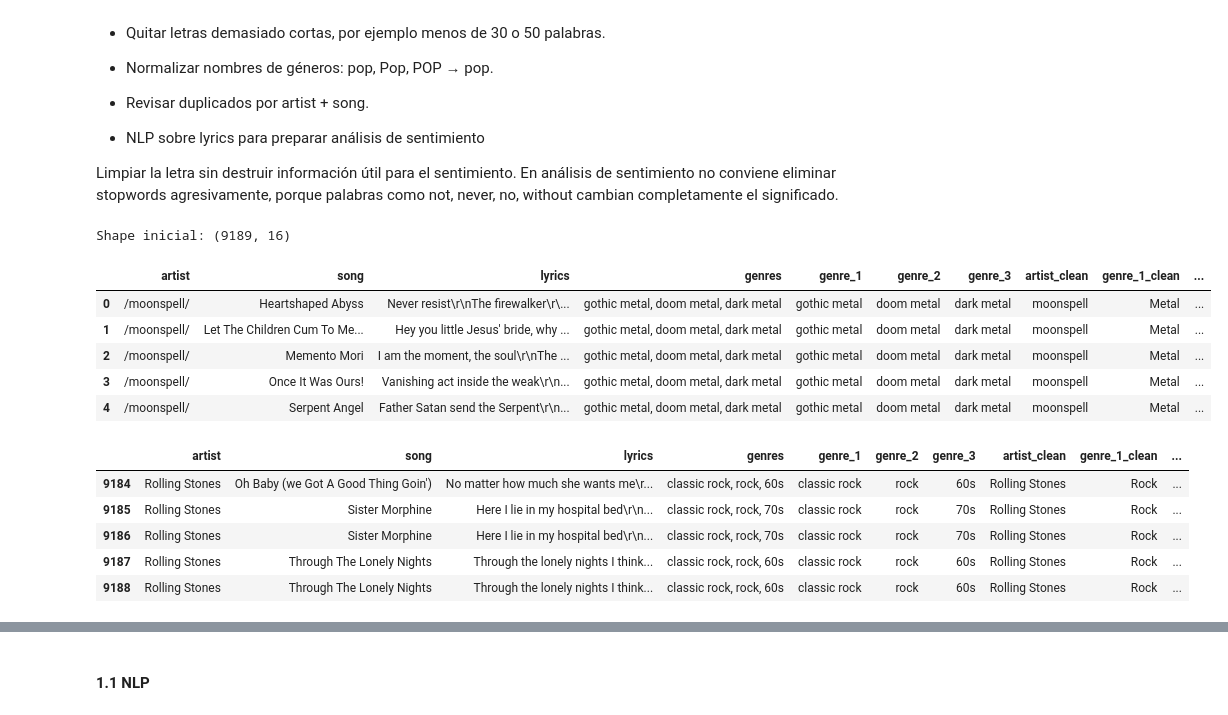
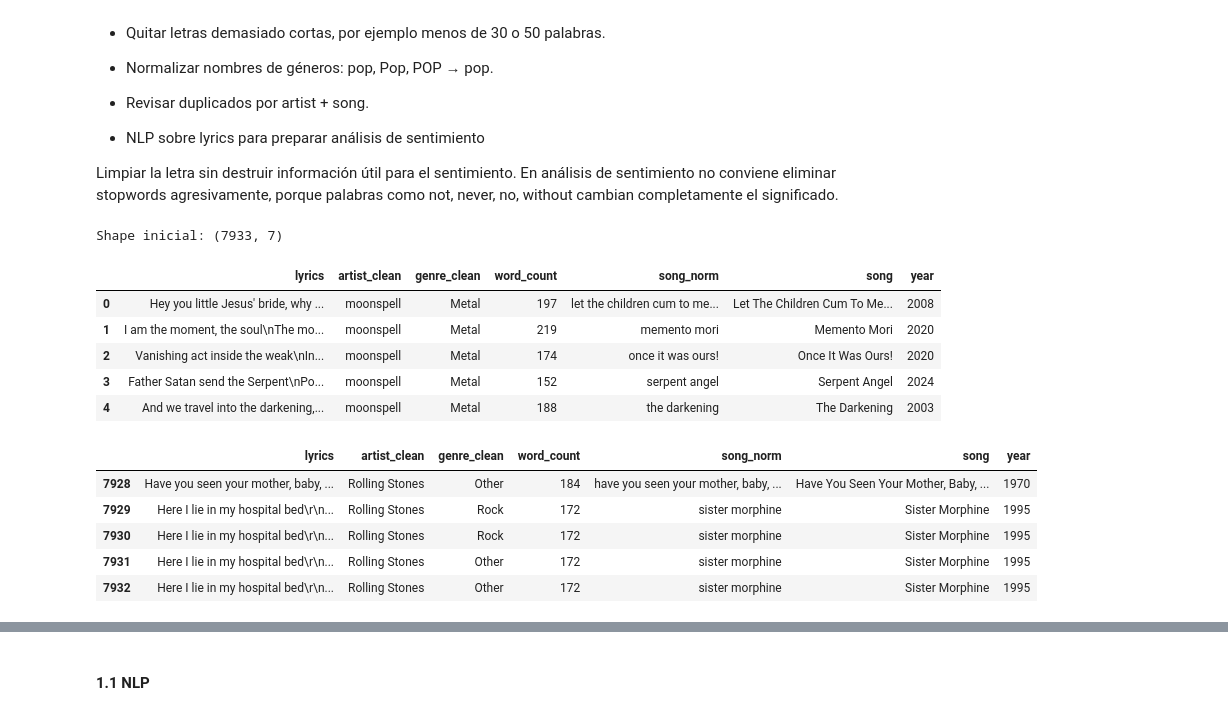
Before and after one commit to pacarma4/NLP, a Jupyter notebook: sentiment_analysis.ipynb, the cells around one changed output, grey strips where cells are left out. Saved outputs shown, nothing was run; the diff lists cells and outputs as text; code cells hidden in the pictures.

```diff
--- a/sentiment_analysis.ipynb
+++ b/sentiment_analysis.ipynb
@@ -62,27 +62,28 @@ from transformers import AutoModelForSequenceClassification, AutoTokenizer
 Limpiar la letra sin destruir información útil para el sentimiento. En análisis de sentimiento no conviene eliminar stopwords agresivamente, porque palabras como not, never, no, without cambian completamente el significado.
 # %%
 # cargar dataset
-DATA_PATH = "outputs/songs_clean_by_genre_exploded_transformer.csv"
+#DATA_PATH = "outputs/songs_clean_by_genre_exploded_transformer.csv"
 
+DATA_PATH = "songs_with_years_processed.csv"
 df = pd.read_csv(DATA_PATH)
 
 print("Shape inicial:", df.shape)
 display(df.head())
 display(df.tail())
 # %% [output]
-Shape inicial: (9189, 16)
+Shape inicial: (7933, 7)
-|  | artist | song | lyrics | genres | genre_1 | genre_2 | genre_3 | artist_clean | genre_1_clean | ... |
-| 0 | /moonspell/ | Heartshaped Abyss | Never resist\r\nThe firewalker\r\... | gothic metal, doom metal, dark metal | gothic metal | doom metal | dark metal | moonspell | Metal | ... |
-| 1 | /moonspell/ | Let The Children Cum To Me... | Hey you little Jesus' bride, why ... | gothic metal, doom metal, dark metal | gothic metal | doom metal | dark metal | moonspell | Metal | ... |
-| 2 | /moonspell/ | Memento Mori | I am the moment, the soul\r\nThe ... | gothic metal, doom metal, dark metal | gothic metal | doom metal | dark metal | moonspell | Metal | ... |
-| 3 | /moonspell/ | Once It Was Ours! | Vanishing act inside the weak\r\n... | gothic metal, doom metal, dark metal | gothic metal | doom metal | dark metal | moonspell | Metal | ... |
-| 4 | /moonspell/ | Serpent Angel | Father Satan send the Serpent\r\n... | gothic metal, doom metal, dark metal | gothic metal | doom metal | dark metal | moonspell | Metal | ... |
+|  | lyrics | artist_clean | genre_clean | word_count | song_norm | song | year |
+| 0 | Hey you little Jesus' bride, why ... | moonspell | Metal | 197 | let the children cum to me... | Let The Children Cum To Me... | 2008 |
+| 1 | I am the moment, the soul\nThe mo... | moonspell | Metal | 219 | memento mori | Memento Mori | 2020 |
+| 2 | Vanishing act inside the weak\nIn... | moonspell | Metal | 174 | once it was ours! | Once It Was Ours! | 2020 |
+| 3 | Father Satan send the Serpent\nPo... | moonspell | Metal | 152 | serpent angel | Serpent Angel | 2024 |
+| 4 | And we travel into the darkening,... | moonspell | Metal | 188 | the darkening | The Darkening | 2003 |
-|  | artist | song | lyrics | genres | genre_1 | genre_2 | genre_3 | artist_clean | genre_1_clean | ... |
-| 9184 | Rolling Stones | Oh Baby (we Got A Good Thing Goin') | No matter how much she wants me\r... | classic rock, rock, 60s | classic rock | rock | 60s | Rolling Stones | Rock | ... |
-| 9185 | Rolling Stones | Sister Morphine | Here I lie in my hospital bed\r\n... | classic rock, rock, 70s | classic rock | rock | 70s | Rolling Stones | Rock | ... |
-| 9186 | Rolling Stones | Sister Morphine | Here I lie in my hospital bed\r\n... | classic rock, rock, 70s | classic rock | rock | 70s | Rolling Stones | Rock | ... |
-| 9187 | Rolling Stones | Through The Lonely Nights | Through the lonely nights I think... | classic rock, rock, 60s | classic rock | rock | 60s | Rolling Stones | Rock | ... |
-| 9188 | Rolling Stones | Through The Lonely Nights | Through the lonely nights I think... | classic rock, rock, 60s | classic rock | rock | 60s | Rolling Stones | Rock | ... |
+|  | lyrics | artist_clean | genre_clean | word_count | song_norm | song | year |
+| 7928 | Have you seen your mother, baby, ... | Rolling Stones | Other | 184 | have you seen your mother, baby, ... | Have You Seen Your Mother, Baby, ... | 1970 |
+| 7929 | Here I lie in my hospital bed\r\n... | Rolling Stones | Rock | 172 | sister morphine | Sister Morphine | 1995 |
+| 7930 | Here I lie in my hospital bed\r\n... | Rolling Stones | Rock | 172 | sister morphine | Sister Morphine | 1995 |
+| 7931 | Here I lie in my hospital bed\r\n... | Rolling Stones | Other | 172 | sister morphine | Sister Morphine | 1995 |
+| 7932 | Here I lie in my hospital bed\r\n... | Rolling Stones | Other | 172 | sister morphine | Sister Morphine | 1995 |
 # %%
 print("Columnas disponibles:")
 display(df.columns.tolist())
```
Also changed, not shown: parts of 25 cells of this notebook.
